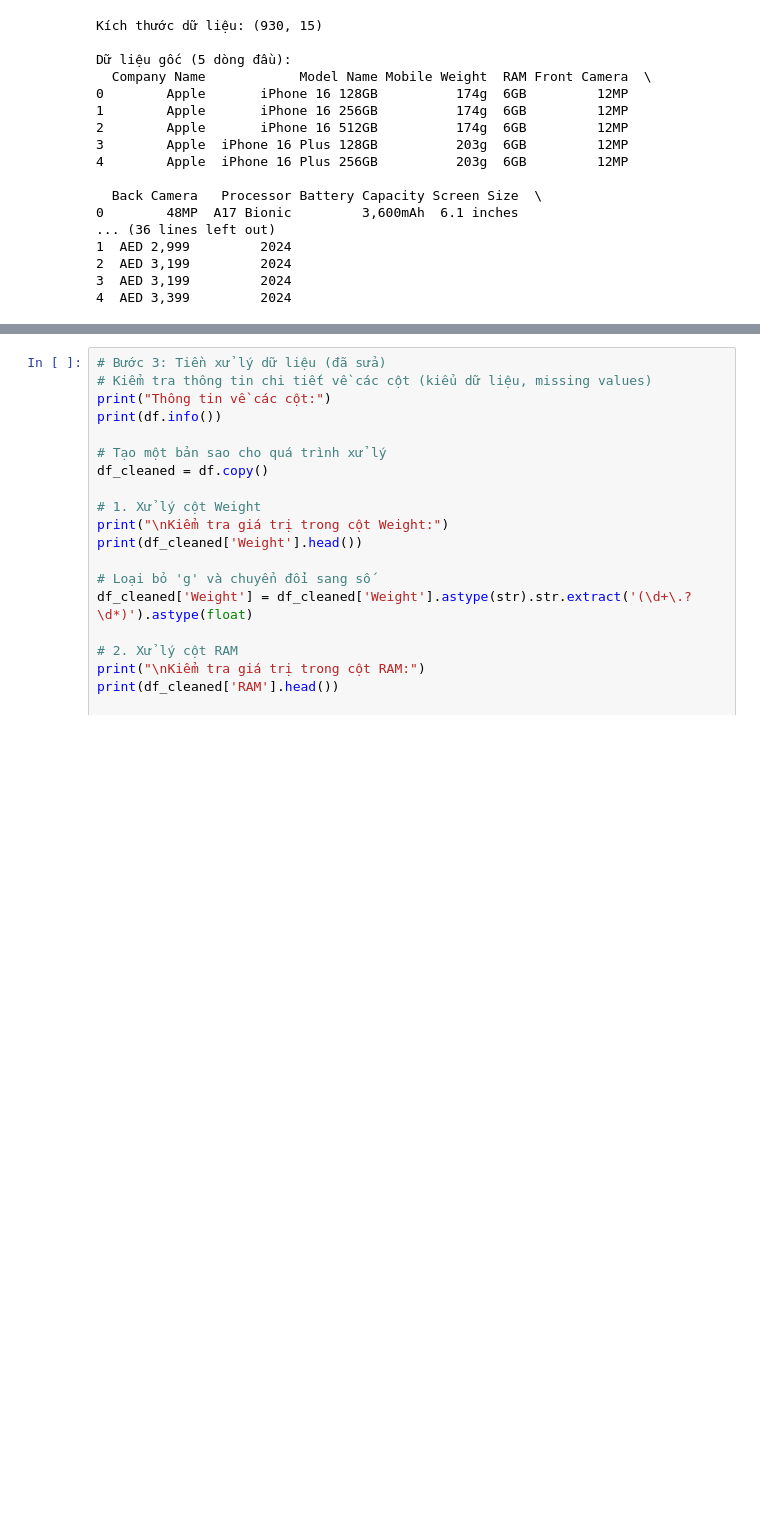
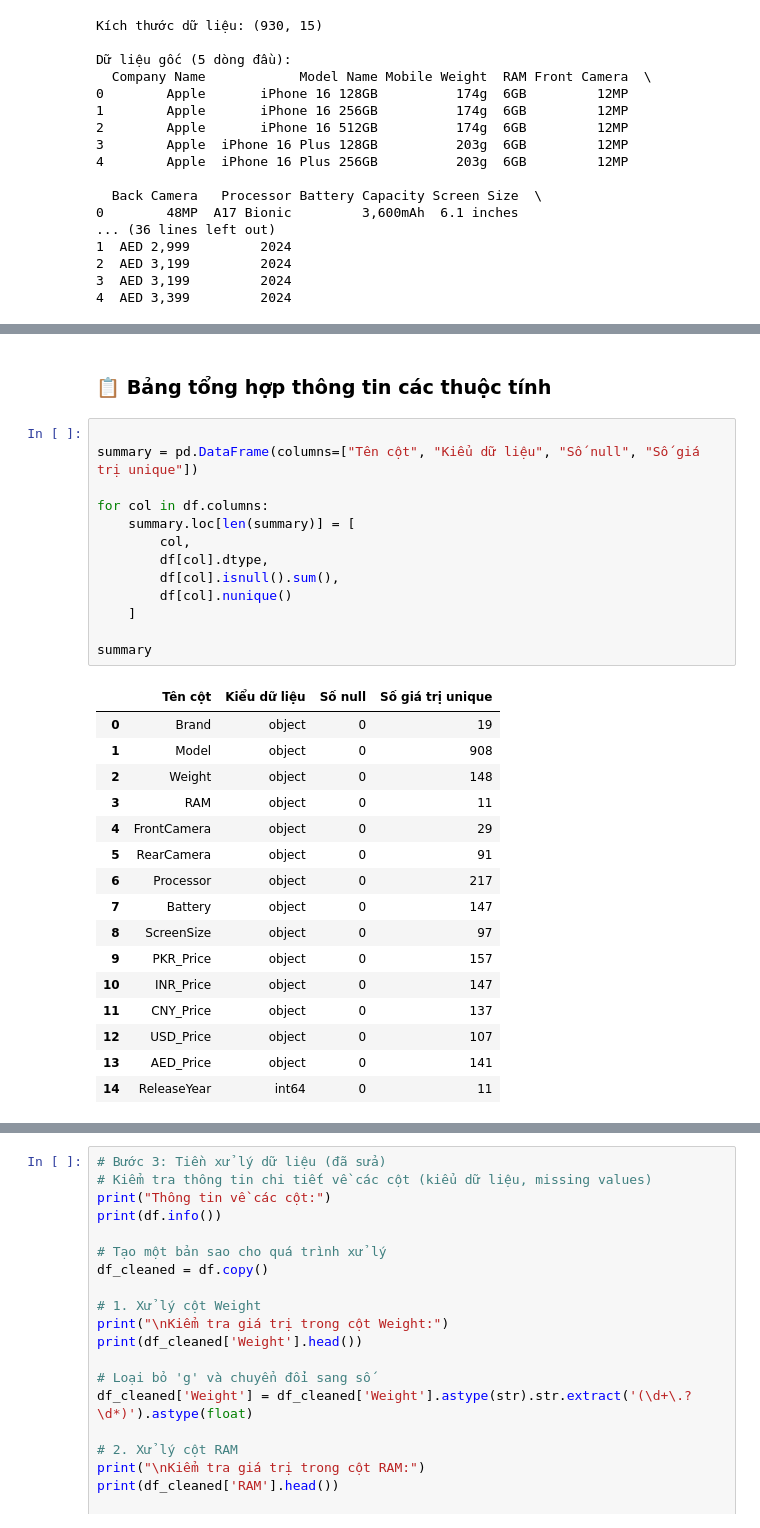
Before and after one commit to baolamabcd13/jupyter_dkk, a Jupyter notebook: mobile.ipynb, the cells around one changed output, grey strips where cells are left out. Cells and saved outputs as stored; diff of their text form; blank space fills up the shorter version.

```diff
--- a/mobile.ipynb
+++ b/mobile.ipynb
@@ -67,0 +132,32 @@ Dữ liệu gốc (5 dòng đầu):
+# %% [markdown]
+### 📋 Bảng tổng hợp thông tin các thuộc tính
+# %%
+
+summary = pd.DataFrame(columns=["Tên cột", "Kiểu dữ liệu", "Số null", "Số giá trị unique"])
+
+for col in df.columns:
+    summary.loc[len(summary)] = [
+        col,
+        df[col].dtype,
+        df[col].isnull().sum(),
+        df[col].nunique()
+    ]
+
+summary
+# %% [output]
+|  | Tên cột | Kiểu dữ liệu | Số null | Số giá trị unique |
+| 0 | Brand | object | 0 | 19 |
+| 1 | Model | object | 0 | 908 |
+| 2 | Weight | object | 0 | 148 |
+| 3 | RAM | object | 0 | 11 |
+| 4 | FrontCamera | object | 0 | 29 |
+| 5 | RearCamera | object | 0 | 91 |
+| 6 | Processor | object | 0 | 217 |
+| 7 | Battery | object | 0 | 147 |
+| 8 | ScreenSize | object | 0 | 97 |
+| 9 | PKR_Price | object | 0 | 157 |
+| 10 | INR_Price | object | 0 | 147 |
+| 11 | CNY_Price | object | 0 | 137 |
+| 12 | USD_Price | object | 0 | 107 |
+| 13 | AED_Price | object | 0 | 141 |
+| 14 | ReleaseYear | int64 | 0 | 11 |
```
Also changed, not shown: parts of 35 cells of this notebook.
